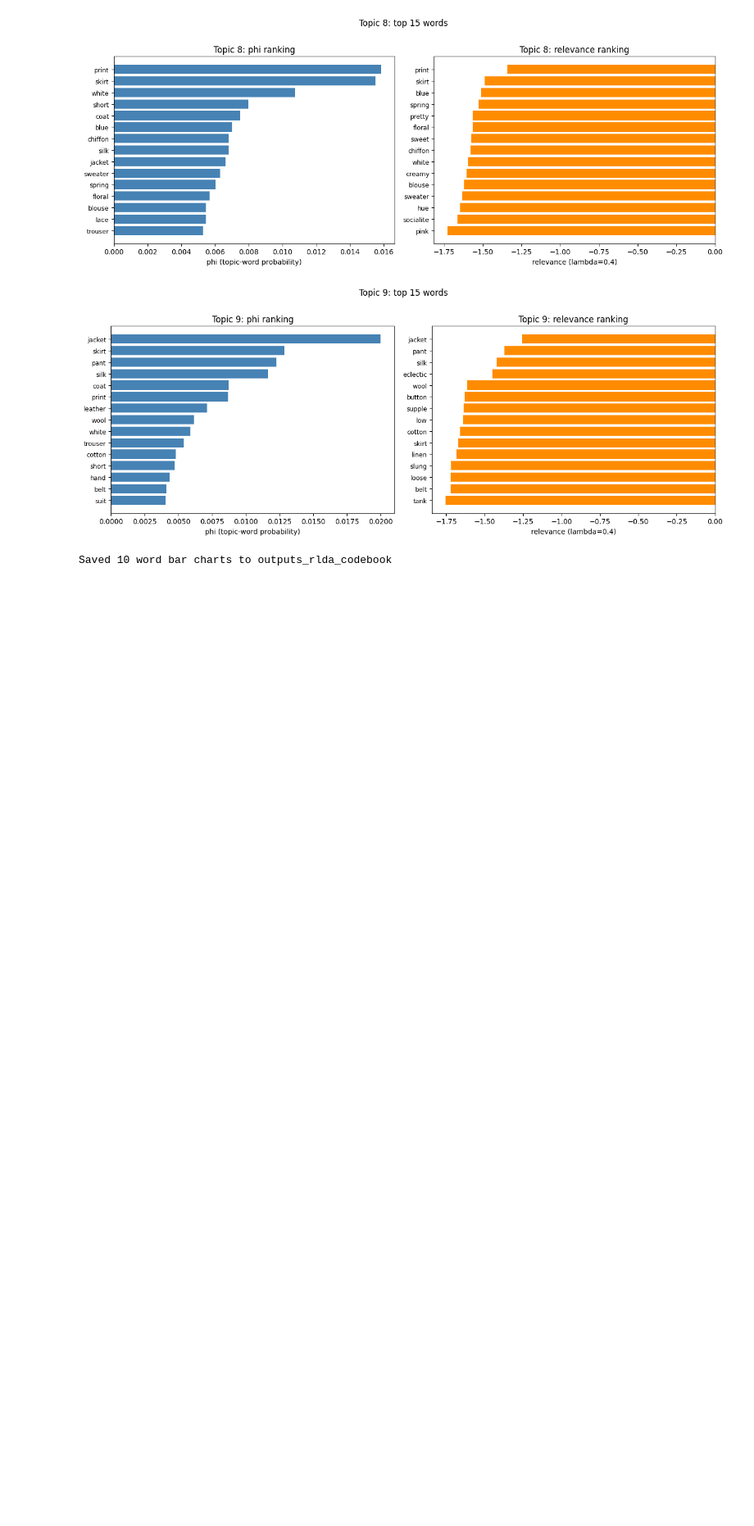
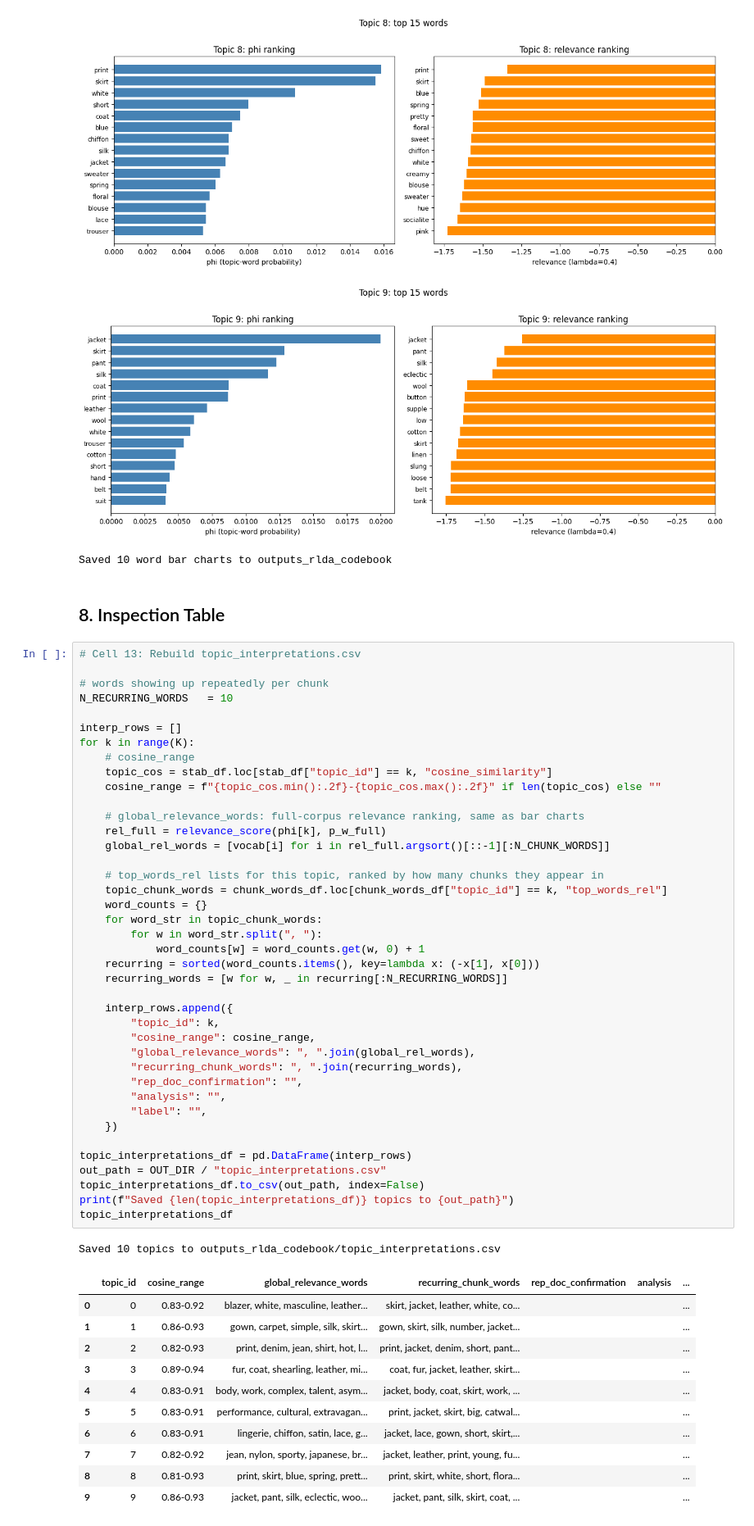
Before and after one commit to Zoe-O16/Thesis, a Jupyter notebook: 2.6_topic_modelling_codebook.ipynb, the cells around one changed output. Shown at 82% size. Drawn from its saved outputs; the diff is of its cells as text; blank space fills up the shorter version.

Commit message:
added setup for topic interpretation csv

```diff
--- a/2.6_topic_modelling_codebook.ipynb
+++ b/2.6_topic_modelling_codebook.ipynb
@@ -535,3 +535,58 @@ print(f"Saved {K} word bar charts to {OUT_DIR}")
 [figure]
 [figure]
 Saved 10 word bar charts to outputs_rlda_codebook
+# %% [markdown]
+## 8. Inspection Table
+# %%
+# Cell 13: Rebuild topic_interpretations.csv
+
+# words showing up repeatedly per chunk
+N_RECURRING_WORDS   = 10
+
+interp_rows = []
+for k in range(K):
+    # cosine_range
+    topic_cos = stab_df.loc[stab_df["topic_id"] == k, "cosine_similarity"]
+    cosine_range = f"{topic_cos.min():.2f}-{topic_cos.max():.2f}" if len(topic_cos) else ""
+
+    # global_relevance_words: full-corpus relevance ranking, same as bar charts
+    rel_full = relevance_score(phi[k], p_w_full)
+    global_rel_words = [vocab[i] for i in rel_full.argsort()[::-1][:N_CHUNK_WORDS]]
+
+    # top_words_rel lists for this topic, ranked by how many chunks they appear in
+    topic_chunk_words = chunk_words_df.loc[chunk_words_df["topic_id"] == k, "top_words_rel"]
+    word_counts = {}
+    for word_str in topic_chunk_words:
+        for w in word_str.split(", "):
+            word_counts[w] = word_counts.get(w, 0) + 1
+    recurring = sorted(word_counts.items(), key=lambda x: (-x[1], x[0]))
+    recurring_words = [w for w, _ in recurring[:N_RECURRING_WORDS]]
+
+    interp_rows.append({
+        "topic_id": k,
+        "cosine_range": cosine_range,
+        "global_relevance_words": ", ".join(global_rel_words),
+        "recurring_chunk_words": ", ".join(recurring_words),
+        "rep_doc_confirmation": "",
+        "analysis": "",
+        "label": "",
+    })
+
+topic_interpretations_df = pd.DataFrame(interp_rows)
+out_path = OUT_DIR / "topic_interpretations.csv"
+topic_interpretations_df.to_csv(out_path, index=False)
+print(f"Saved {len(topic_interpretations_df)} topics to {out_path}")
+topic_interpretations_df
+# %% [output]
+Saved 10 topics to outputs_rlda_codebook/topic_interpretations.csv
+|  | topic_id | cosine_range | global_relevance_words | recurring_chunk_words | rep_doc_confirmation | analysis | ... |
+| 0 | 0 | 0.83-0.92 | blazer, white, masculine, leather... | skirt, jacket, leather, white, co... |  |  | ... |
+| 1 | 1 | 0.86-0.93 | gown, carpet, simple, silk, skirt... | gown, skirt, silk, number, jacket... |  |  | ... |
+| 2 | 2 | 0.82-0.93 | print, denim, jean, shirt, hot, l... | print, jacket, denim, short, pant... |  |  | ... |
+| 3 | 3 | 0.89-0.94 | fur, coat, shearling, leather, mi... | coat, fur, jacket, leather, skirt... |  |  | ... |
+| 4 | 4 | 0.83-0.91 | body, work, complex, talent, asym... | jacket, body, coat, skirt, work, ... |  |  | ... |
+| 5 | 5 | 0.83-0.91 | performance, cultural, extravagan... | print, jacket, skirt, big, catwal... |  |  | ... |
+| 6 | 6 | 0.83-0.91 | lingerie, chiffon, satin, lace, g... | jacket, lace, gown, short, skirt,... |  |  | ... |
+| 7 | 7 | 0.82-0.92 | jean, nylon, sporty, japanese, br... | jacket, leather, print, young, fu... |  |  | ... |
+| 8 | 8 | 0.81-0.93 | print, skirt, blue, spring, prett... | print, skirt, white, short, flora... |  |  | ... |
+| 9 | 9 | 0.86-0.93 | jacket, pant, silk, eclectic, woo... | jacket, pant, silk, skirt, coat, ... |  |  | ... |
```
Also changed, not shown: 1 other file.
